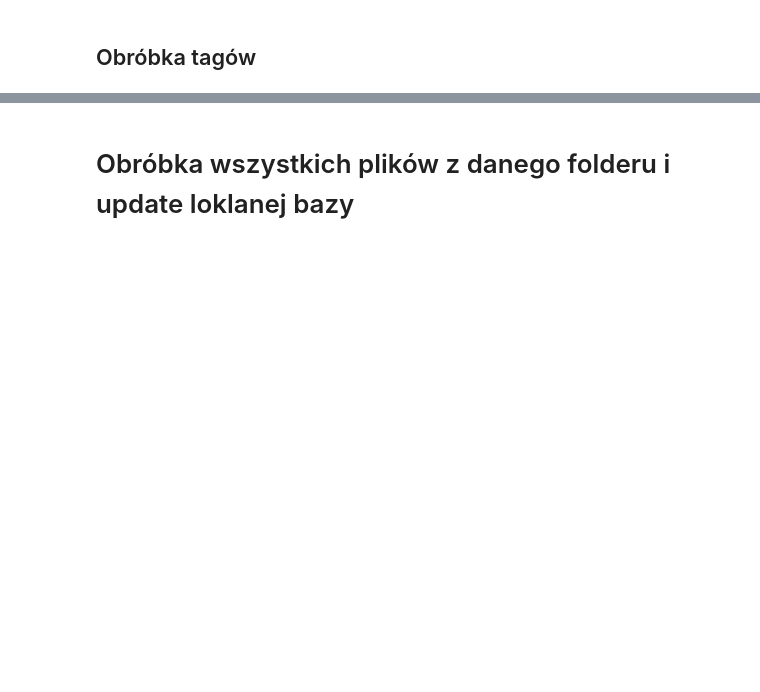
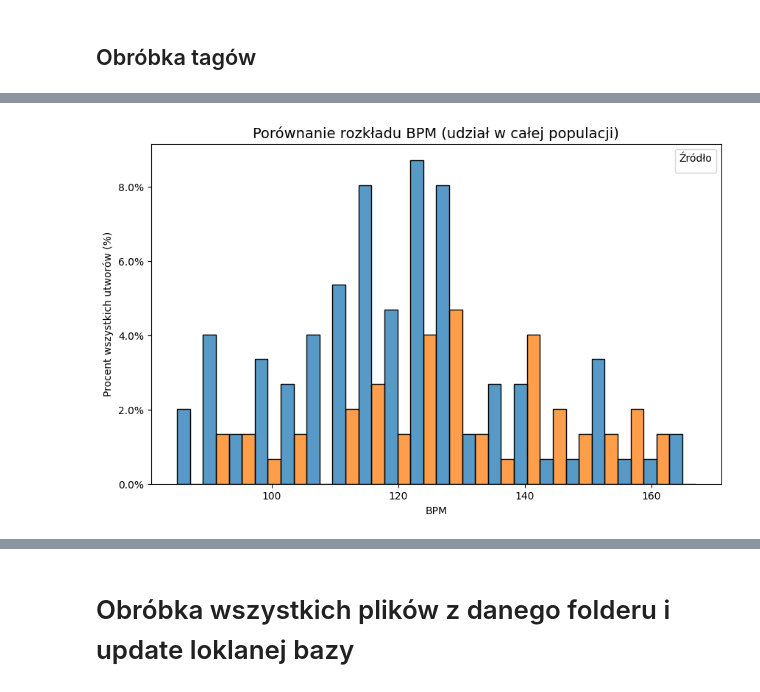
Before and after one commit to kotlarekm/SpotifyAnalizer, a Jupyter notebook: Data_conversion.ipynb, the cells around one changed output, grey strips where cells are left out. Drawn from its saved outputs; the diff is of its cells as text; code cells hidden in the pictures; blank space fills up the shorter version.

```diff
--- a/Data_conversion.ipynb
+++ b/Data_conversion.ipynb
@@ -1361,3 +1411,48 @@ tag_df, top_3 = przygotuj_dane_tagow(df)
+# %%
+import numpy as np
+import pandas as pd
+import seaborn as sns
+import matplotlib.pyplot as plt
+from matplotlib.ticker import FuncFormatter
+
+user_bpm = pd.to_numeric(df["bpm"], errors="coerce").dropna()
+global_bpm = pd.to_numeric(df_top["bpm"], errors="coerce").dropna()
+
+bpm_df = pd.DataFrame({
+    "BPM": list(user_bpm) + list(global_bpm),
+    "Źródło": ["Użytkownik bazowy"] * len(user_bpm) + ["Użytkownik porównawczy"] * len(global_bpm)
+})
+
+# Waga każdej próbki tak, aby suma wag = 100 (procent całej populacji)
+bpm_df['weight'] = 100.0 / len(bpm_df)
+
+fig, ax = plt.subplots(figsize=(10, 6))
+ax.set_facecolor((1, 1, 1, 0.3))
+fig.patch.set_alpha(0.3)
+
+sns.histplot(
+    data=bpm_df,
+    x="BPM",
+    hue="Źródło",
+    bins=20,
+    weights="weight",        # używamy wag
+    stat="percent",              # sumujemy wagi -> otrzymamy procenty
+    multiple="dodge",
+    ax=ax
+)
+
+# Formatowanie osi Y jako procenty
+ax.yaxis.set_major_formatter(FuncFormatter(lambda y, _: f"{y:.1f}%"))
+
+ax.set_title("Porównanie rozkładu BPM (udział w całej populacji)", fontsize=14, y=1.0)
+ax.set_xlabel("BPM")
+ax.set_ylabel("Procent wszystkich utworów (%)")
+ax.legend(title="Źródło")
+
+fig.savefig("fig15.png", transparent=True)
+plt.show()
+# %% [output]
+[figure, added]
 # %%
 all_tags = []
 for tags_list in df['Tags']:
```
Also changed, not shown: parts of 6 cells of this notebook, 6 other files.
